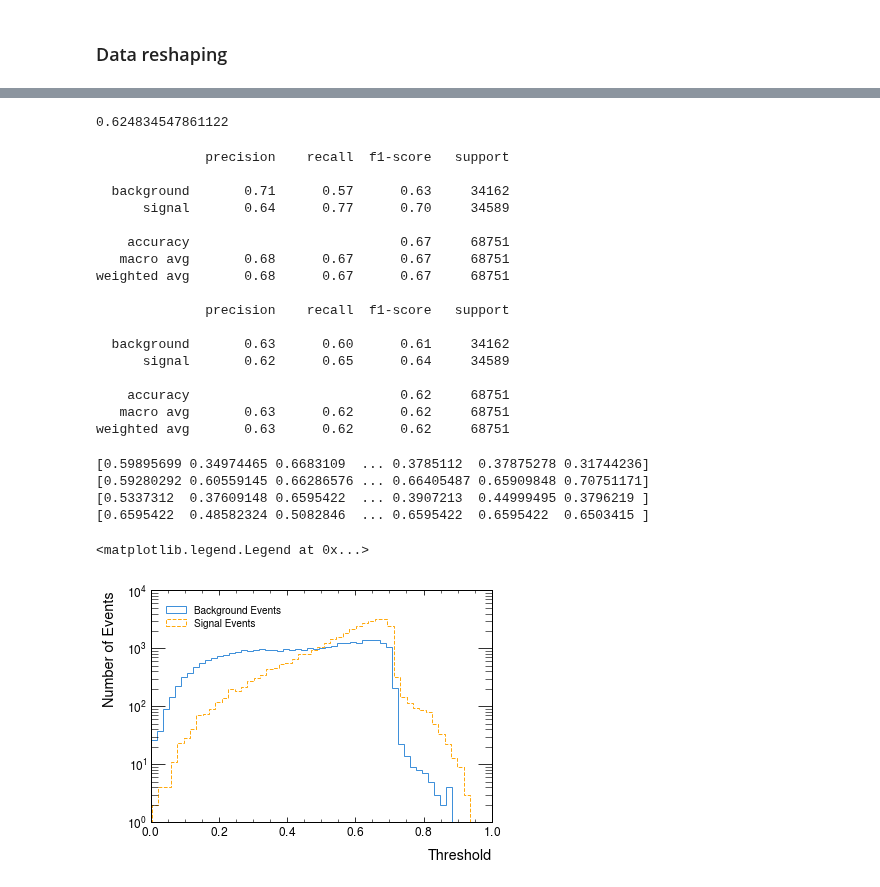
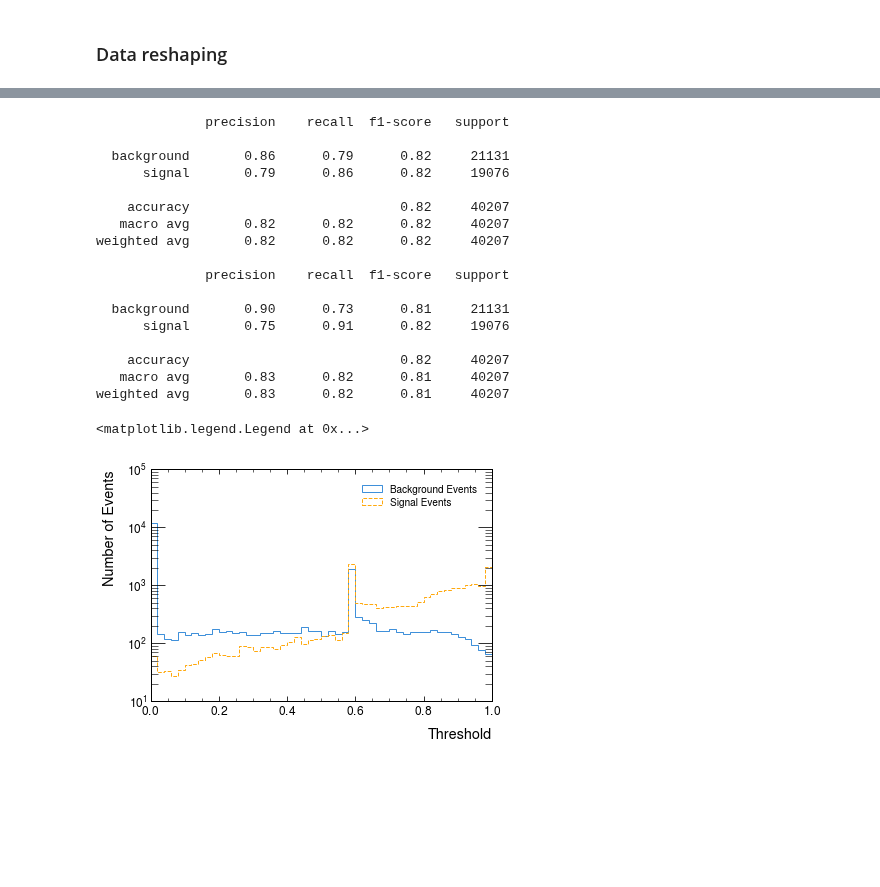
Before and after one commit to archiebrooks02/MPHYS-4Top, a Jupyter notebook: week_2_machine_learning.ipynb, the cells around one changed output, grey strips where cells are left out. Cells and saved outputs as stored; diff of their text form; code cells hidden in the pictures; blank space fills up the shorter version.

```diff
--- a/week_2_machine_learning.ipynb
+++ b/week_2_machine_learning.ipynb
@@ -727,6 +1211,2 @@ X_balanced, y_balanced = smote.fit_resample(X, y)
 # %%
-X_train, X_test, y_train, y_test = train_test_split(X_balanced, y_balanced, test_size=0.33, random_state=seed_value)
-print(X_train[:10])
-print(X_test[:10])
-print(y_train[:10])
-print(y_test[:10])
+X_train, X_test, y_train, y_test = train_test_split(X, y, test_size=0.33, random_state=seed_value)
@@ -778,0 +1220,12 @@ print(X_test_scaled[10:])
+# %%
+epochs = 20  # number of training epochs
+batch_size = 64  # number of samples per batch
+input_size = len(X[1])  # The number of features
+num_classes = 2  # The number of output classes. In this case: [signal, background]
+hidden_size = 64
+hidden_size1 = 64  # The number of nodes at the first hidden layer
+hidden_size2 = 64  # The number of nodes at the second hidden layer
+dropout_rate = 0.2
+learning_rate = 0.01  # The speed of convergence
+verbose = True  # flag for printing out stats at each epoch
+torch.manual_seed(seed_value)  # set random seed for PyTorch
@@ -778,0 +1248,3 @@ print(X_test_scaled[10:])
+# %%
+for batch in train_loader:
+    x_train_batch, y_train_batch = batch
@@ -983,49 +1366,36 @@ tensor([1, 0, 1,  ..., 0, 0, 1])
-# %%
-print(accuracy_score(y_test, y_pred_NN))
-# %% [output]
-0.624834547861122
 # %%
 print(classification_report(y_test, y_pred_RF, target_names=["background", "signal"]))
-print(classification_report(y_test, y_pred_NN, target_names=["background", "signal"]))
+print(classification_report(y_test, y_pred_NN_full, target_names=["background", "signal"]))
 # %% [output]
               precision    recall  f1-score   support
 
-  background       0.71      0.57      0.63     34162
-      signal       0.64      0.77      0.70     34589
+  background       0.86      0.79      0.82     21131
+      signal       0.79      0.86      0.82     19076
 
-    accuracy                           0.67     68751
-   macro avg       0.68      0.67      0.67     68751
-weighted avg       0.68      0.67      0.67     68751
+    accuracy                           0.82     40207
+   macro avg       0.82      0.82      0.82     40207
+weighted avg       0.82      0.82      0.82     40207
 
               precision    recall  f1-score   support
 
-  background       0.63      0.60      0.61     34162
-      signal       0.62      0.65      0.64     34589
+  background       0.90      0.73      0.81     21131
+      signal       0.75      0.91      0.82     19076
 
-    accuracy                           0.62     68751
-   macro avg       0.63      0.62      0.62     68751
-weighted avg       0.63      0.62      0.62     68751
+    accuracy                           0.82     40207
+   macro avg       0.83      0.82      0.81     40207
+weighted avg       0.83      0.82      0.81     40207
 # %%
 decisions_rf = RF_clf.predict_proba(X_test_scaled)[:, 1]
-decisions_nn = (NN_clf(X_test_var)[1][:, 1].cpu().detach().numpy())
-print(decisions_rf[y_test==0])
-print(decisions_rf[y_test==1])
-print(decisions_nn[y_test==0])
-print(decisions_nn[y_test==1])
+decisions_nn_full = (NN_clf_full(X_test_var)[1][:, 1].cpu().detach().numpy())
-# %% [output]
-[0.59895699 0.34974465 0.6683109  ... 0.3785112  0.37875278 0.31744236]
-[0.59280292 0.60559145 0.66286576 ... 0.66405487 0.65909848 0.70751171]
-[0.5337312  0.37609148 0.6595422  ... 0.3907213  0.44999495 0.3796219 ]
-[0.6595422  0.48582324 0.5082846  ... 0.6595422  0.6595422  0.6503415 ]
 # %%
-plt.hist(decisions_rf[y_test == 0], histtype="step", bins=50, label="Background Events")  # plot background
-plt.hist(decisions_rf[y_test == 1],histtype="step",bins=50,linestyle="dashed",label="Signal Events",)  # plot signal
+plt.hist(decisions_nn_full[y_test == 0], histtype="step", bins=50, label="Background Events")  # plot background
+plt.hist(decisions_nn_full[y_test == 1], histtype="step",bins=50,linestyle="dashed",label="Signal Events",)  # plot signal
 plt.xlabel("Threshold")  # x-axis label
 plt.ylabel("Number of Events")  # y-axis label
 plt.semilogy()  # make the y-axis semi-log
 plt.legend()  # draw the legend
 # %% [output]
 <matplotlib.legend.Legend at 0x...>
-[figure, old version]
+[figure, new version]
 # %%
 fpr_rf, tpr_rf, thresholds_rf = roc_curve(y_test, decisions_rf)
```
Also changed, not shown: parts of 109 cells of this notebook.
